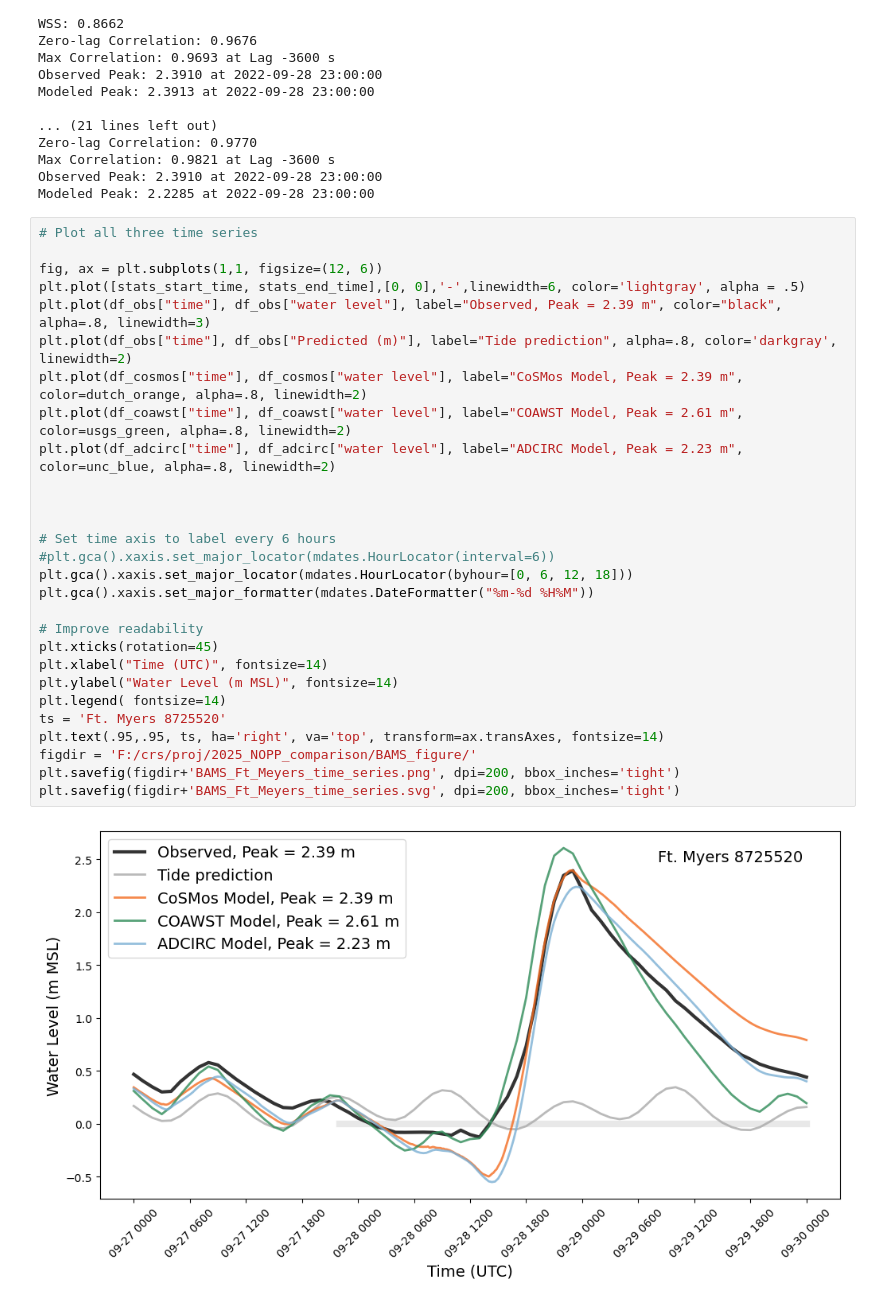
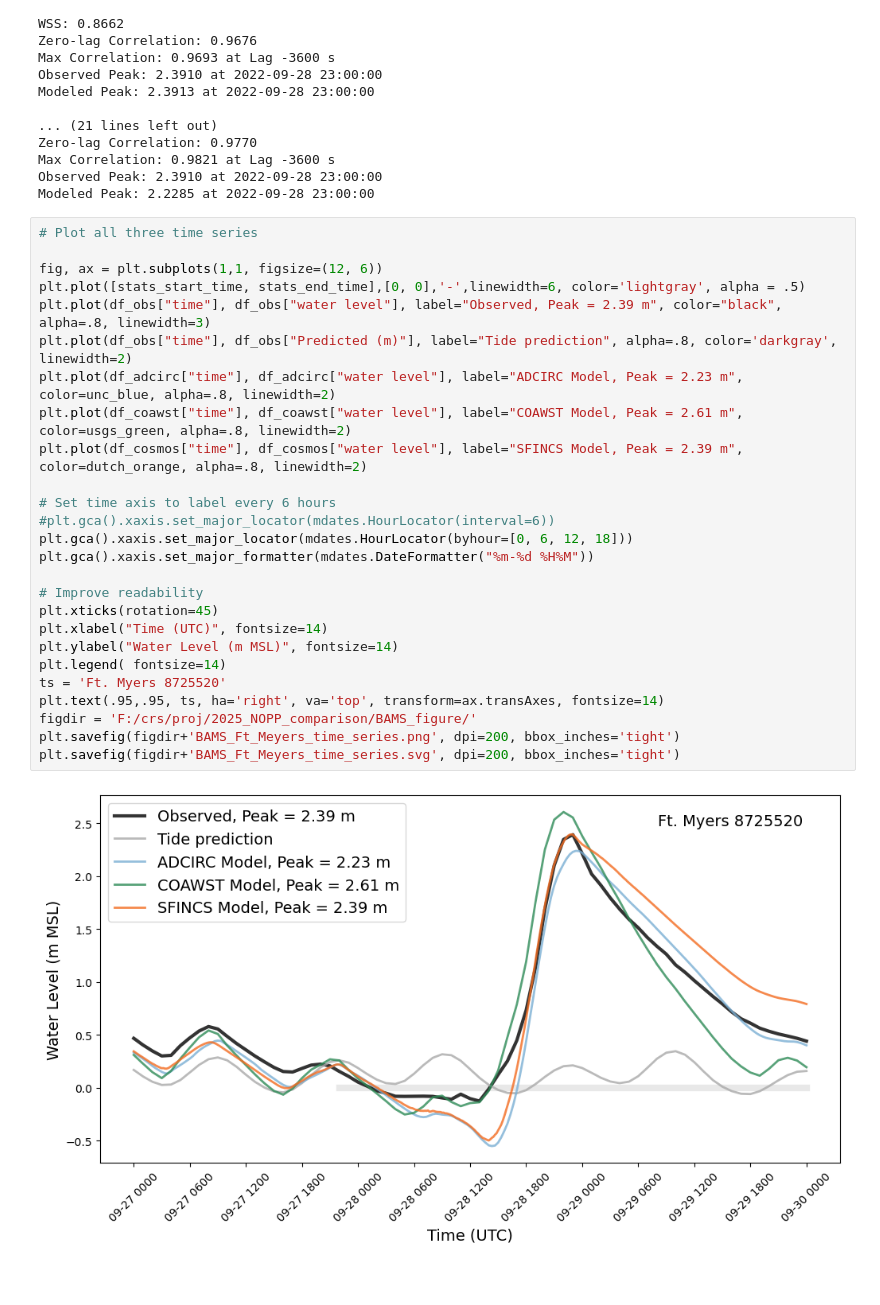
Before and after one commit to csherwood-usgs/NOPP_comparison, a Jupyter notebook: BAMS_FtMeyers_TS.ipynb, the cells around one changed output. Drawn from its saved outputs; the diff is of its cells as text.

```diff
--- a/BAMS_FtMeyers_TS.ipynb
+++ b/BAMS_FtMeyers_TS.ipynb
@@ -197,30 +197,28 @@ Modeled Peak: 2.2285 at 2022-09-28 23:00:00
 # %%
 # Plot all three time series
 
 fig, ax = plt.subplots(1,1, figsize=(12, 6))
 plt.plot([stats_start_time, stats_end_time],[0, 0],'-',linewidth=6, color='lightgray', alpha = .5)
 plt.plot(df_obs["time"], df_obs["water level"], label="Observed, Peak = 2.39 m", color="black", alpha=.8, linewidth=3)
 plt.plot(df_obs["time"], df_obs["Predicted (m)"], label="Tide prediction", alpha=.8, color='darkgray', linewidth=2)
-plt.plot(df_cosmos["time"], df_cosmos["water level"], label="CoSMos Model, Peak = 2.39 m", color=dutch_orange, alpha=.8, linewidth=2)
+plt.plot(df_adcirc["time"], df_adcirc["water level"], label="ADCIRC Model, Peak = 2.23 m", color=unc_blue, alpha=.8, linewidth=2)
 plt.plot(df_coawst["time"], df_coawst["water level"], label="COAWST Model, Peak = 2.61 m", color=usgs_green, alpha=.8, linewidth=2)
-plt.plot(df_adcirc["time"], df_adcirc["water level"], label="ADCIRC Model, Peak = 2.23 m", color=unc_blue, alpha=.8, linewidth=2)
-
-
+plt.plot(df_cosmos["time"], df_cosmos["water level"], label="SFINCS Model, Peak = 2.39 m", color=dutch_orange, alpha=.8, linewidth=2)
 
 # Set time axis to label every 6 hours
 #plt.gca().xaxis.set_major_locator(mdates.HourLocator(interval=6))
 plt.gca().xaxis.set_major_locator(mdates.HourLocator(byhour=[0, 6, 12, 18]))
 plt.gca().xaxis.set_major_formatter(mdates.DateFormatter("%m-%d %H%M"))
 
 # Improve readability
 plt.xticks(rotation=45)
 plt.xlabel("Time (UTC)", fontsize=14)
 plt.ylabel("Water Level (m MSL)", fontsize=14)
 plt.legend( fontsize=14)
 ts = 'Ft. Myers 8725520'
 plt.text(.95,.95, ts, ha='right', va='top', transform=ax.transAxes, fontsize=14)
 figdir = 'F:/crs/proj/2025_NOPP_comparison/BAMS_figure/'
 plt.savefig(figdir+'BAMS_Ft_Meyers_time_series.png', dpi=200, bbox_inches='tight')
 plt.savefig(figdir+'BAMS_Ft_Meyers_time_series.svg', dpi=200, bbox_inches='tight')
 # %% [output]
-[figure, old version]
+[figure, new version]
```
Also changed, not shown: 2 other files.
